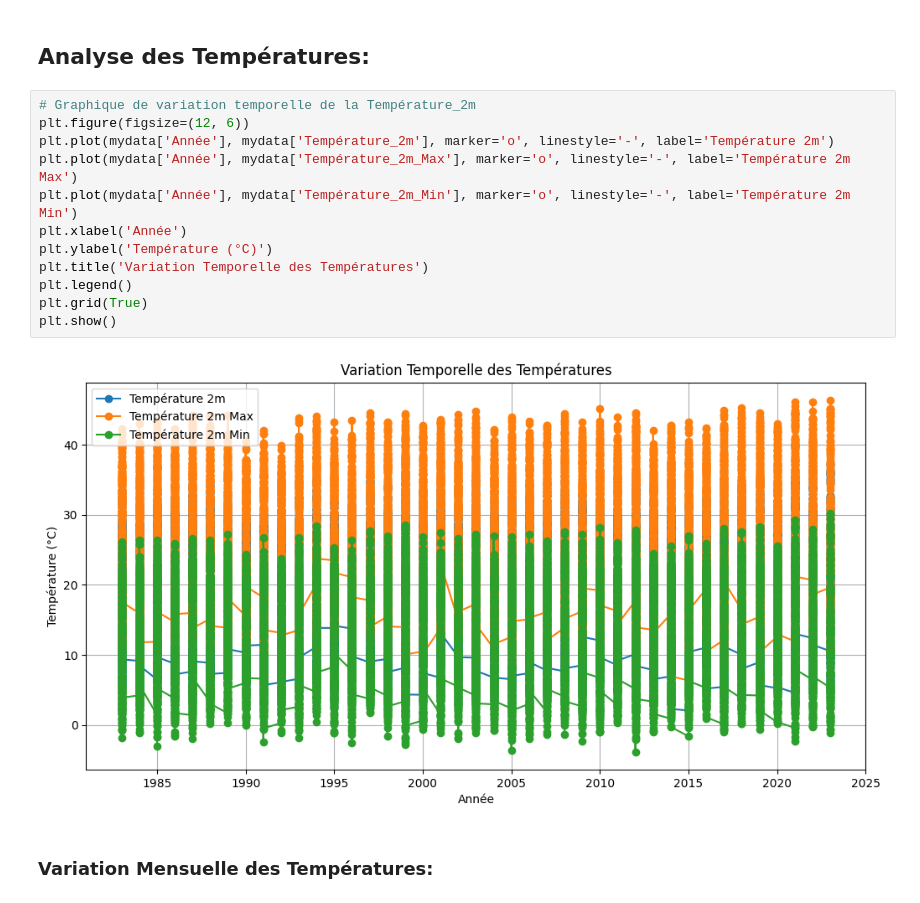
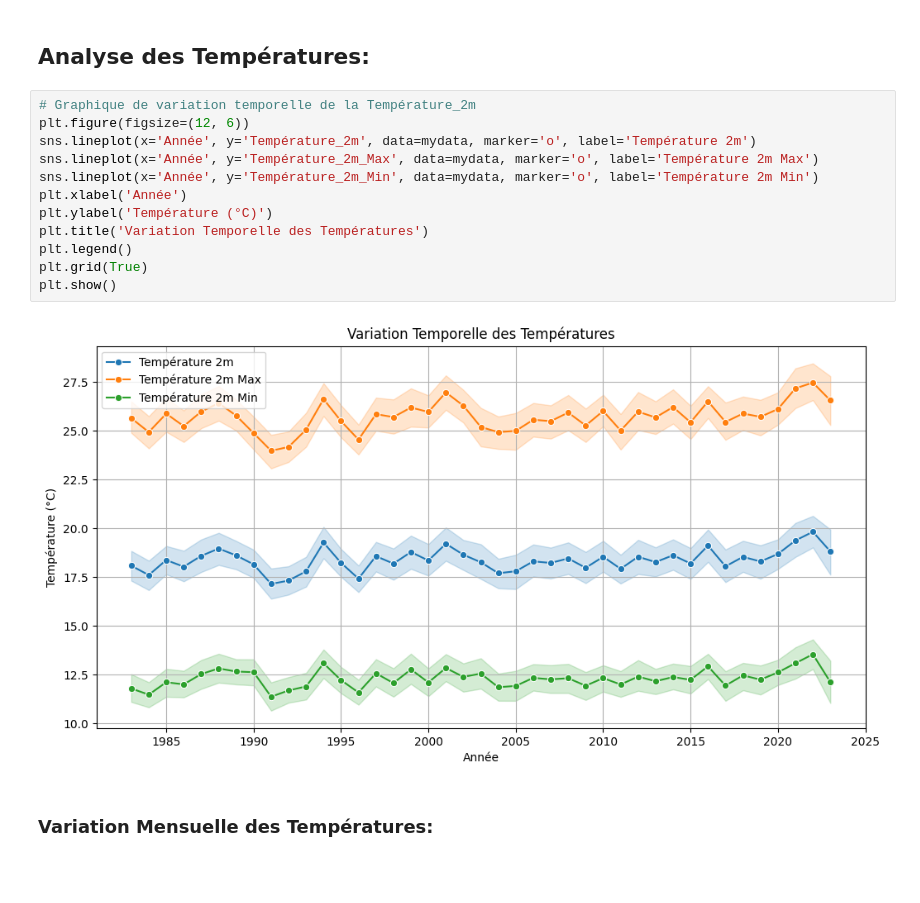
Before and after one commit to AzyzHm/Tunisia-Weather-Analysis, a Jupyter notebook: main.ipynb, the cells around one changed output. Saved outputs shown, nothing was run; the diff lists cells and outputs as text; blank space fills up the shorter version.

```diff
--- a/main.ipynb
+++ b/main.ipynb
@@ -218,17 +235,17 @@ plt.show()
 # %%
 # Graphique de variation temporelle de la Température_2m
 plt.figure(figsize=(12, 6))
-plt.plot(mydata['Année'], mydata['Température_2m'], marker='o', linestyle='-', label='Température 2m')
-plt.plot(mydata['Année'], mydata['Température_2m_Max'], marker='o', linestyle='-', label='Température 2m Max')
-plt.plot(mydata['Année'], mydata['Température_2m_Min'], marker='o', linestyle='-', label='Température 2m Min')
+sns.lineplot(x='Année', y='Température_2m', data=mydata, marker='o', label='Température 2m')
+sns.lineplot(x='Année', y='Température_2m_Max', data=mydata, marker='o', label='Température 2m Max')
+sns.lineplot(x='Année', y='Température_2m_Min', data=mydata, marker='o', label='Température 2m Min')
 plt.xlabel('Année')
 plt.ylabel('Température (°C)')
 plt.title('Variation Temporelle des Températures')
 plt.legend()
 plt.grid(True)
 plt.show()
 # %% [output]
-[figure, old version]
+[figure, new version]
 # %% [markdown]
 ### Variation Mensuelle des Températures:
 # %%
```
Also changed, not shown: parts of 22 cells of this notebook, 1 other file.
